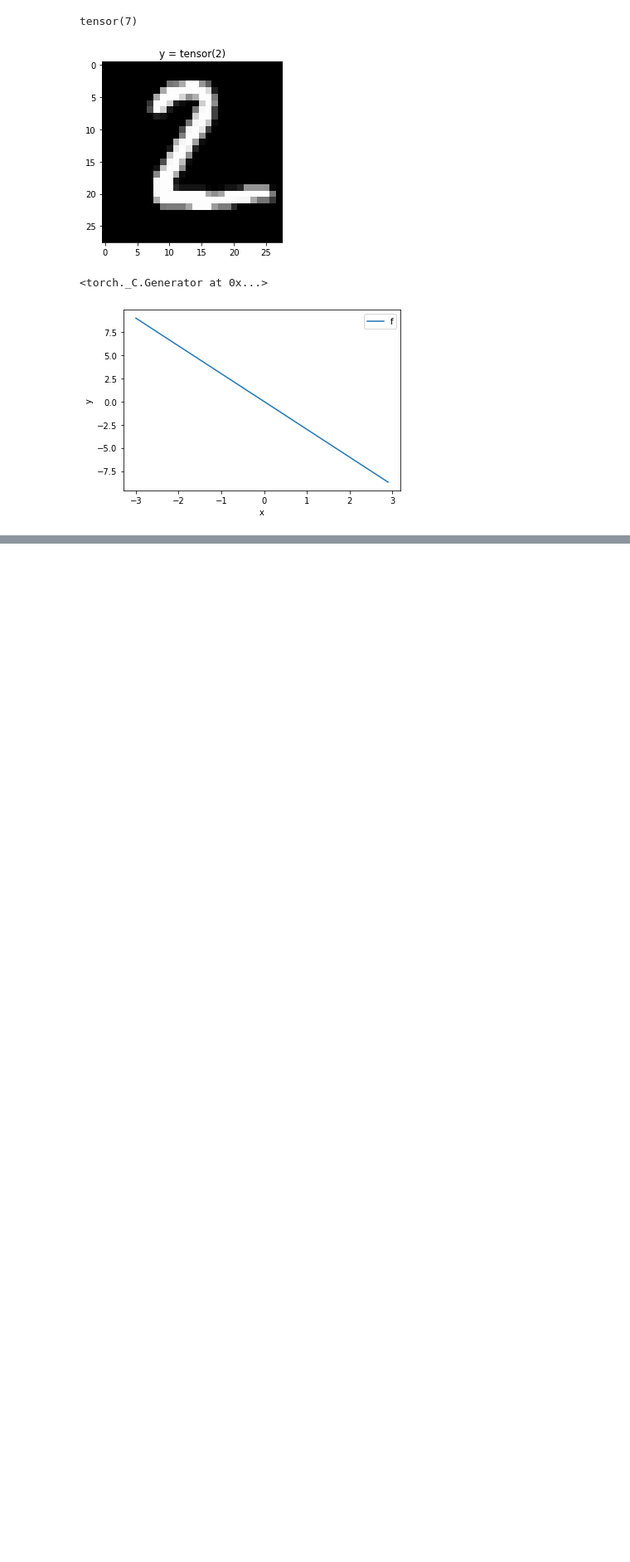
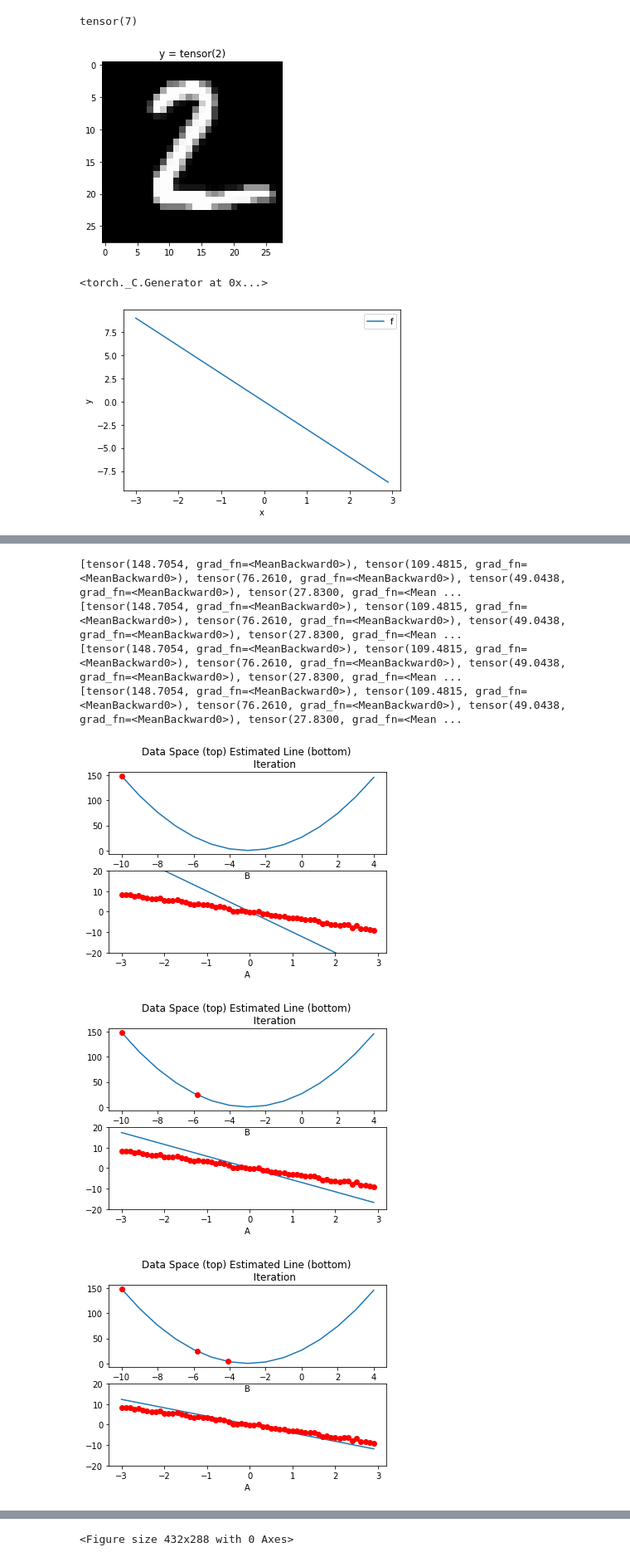
Before and after one commit to Hollen0318/Coursera_Neural_Network_PyTorch, a Jupyter notebook: neural_reviews.ipynb, the cells around one changed output, grey strips where cells are left out. Shown: that part at 83% size. Saved outputs shown, nothing was run; the diff lists cells and outputs as text; code cells hidden in the pictures; blank space fills up the shorter version.

```diff
--- a/neural_reviews.ipynb
+++ b/neural_reviews.ipynb
@@ -139,0 +193,12 @@ plt.show()
+# %%
+lr = 0.1
+LOSS = []
+# %%
+# We need a variable as the initial parameter,
+# and train it via gradient descent
+
+w = torch.tensor(-10.0, requires_grad = True)
+# gradient_plot = plot_diagram(X, Y, w, stop =5)
+# Okay now we are going to use the plot_diagram function
+# %%
+gradient_plot = plot_diagram(X, Y, w, stop = 5)
@@ -139,0 +233,27 @@ plt.show()
+# %%
+def train_model(iter):
+    for epoch in range (iter):
+        Yhat = forward(X)
+        # We get the predicted Yhat tensor(array) from X tensor (array)
+        loss = criterion(Yhat, Y)
+        # We compare the Yhat (w * x + bias) with the actual Y
+        gradient_plot(Yhat, w, loss.item(), epoch)
+        # We plot the gradient with predicted value, parameter, loss
+        # value and current epoch
+        LOSS.append(loss.item())
+        # We store the loss value to the LOSS array
+        loss.backward()
+        w.data = w.data - lr * w.grad.data
+        w.grad.data.zero_()
+        # Above three codes we update the parameter value with gradient
+# %%
+w = torch.tensor(-10.0, requires_grad = True)
+train_model(4)
+# %% [output]
+[tensor(148.7054, grad_fn=<MeanBackward0>), tensor(109.4815, grad_fn=<MeanBackward0>), tensor(76.2610, grad_fn=<MeanBackward0>), tensor(49.0438, grad_fn=<MeanBackward0>), tensor(27.8300, grad_fn=<Mean ...
+[tensor(148.7054, grad_fn=<MeanBackward0>), tensor(109.4815, grad_fn=<MeanBackward0>), tensor(76.2610, grad_fn=<MeanBackward0>), tensor(49.0438, grad_fn=<MeanBackward0>), tensor(27.8300, grad_fn=<Mean ...
+[tensor(148.7054, grad_fn=<MeanBackward0>), tensor(109.4815, grad_fn=<MeanBackward0>), tensor(76.2610, grad_fn=<MeanBackward0>), tensor(49.0438, grad_fn=<MeanBackward0>), tensor(27.8300, grad_fn=<Mean ...
+[tensor(148.7054, grad_fn=<MeanBackward0>), tensor(109.4815, grad_fn=<MeanBackward0>), tensor(76.2610, grad_fn=<MeanBackward0>), tensor(49.0438, grad_fn=<MeanBackward0>), tensor(27.8300, grad_fn=<Mean ...
+[figure, added]
+[figure, added]
+[figure, added]
@@ -139,0 +261 @@ plt.show()
+<Figure size 432x288 with 0 Axes>
```
Also changed, not shown: parts of 10 cells of this notebook.
